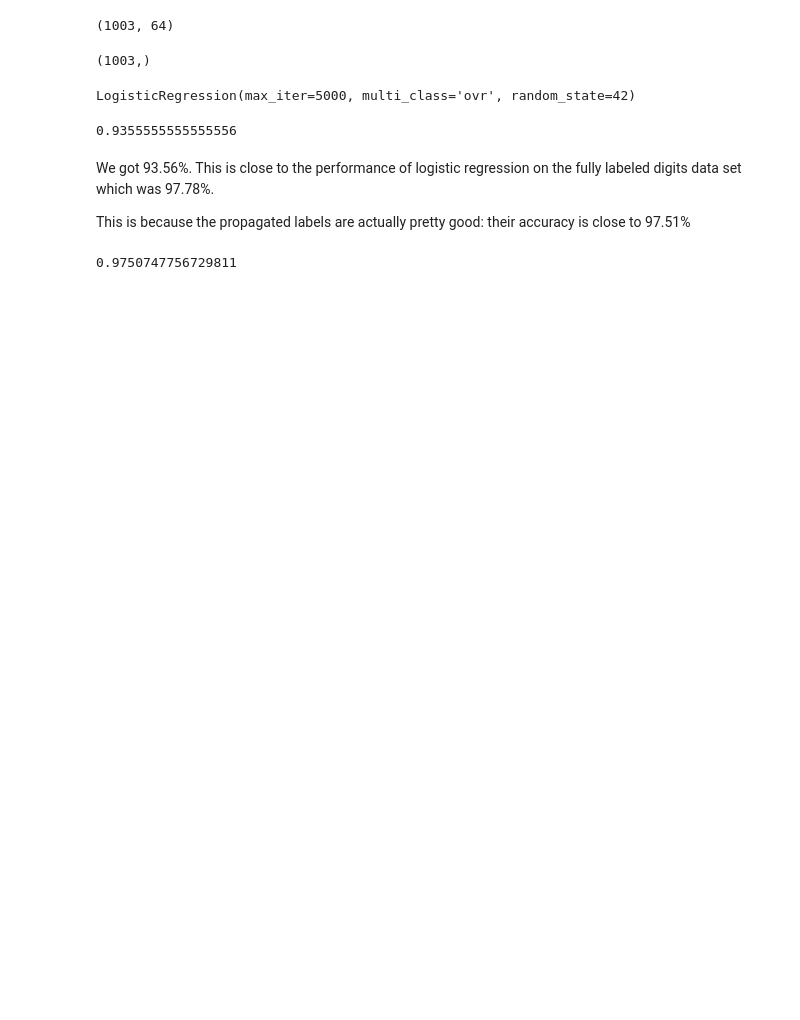
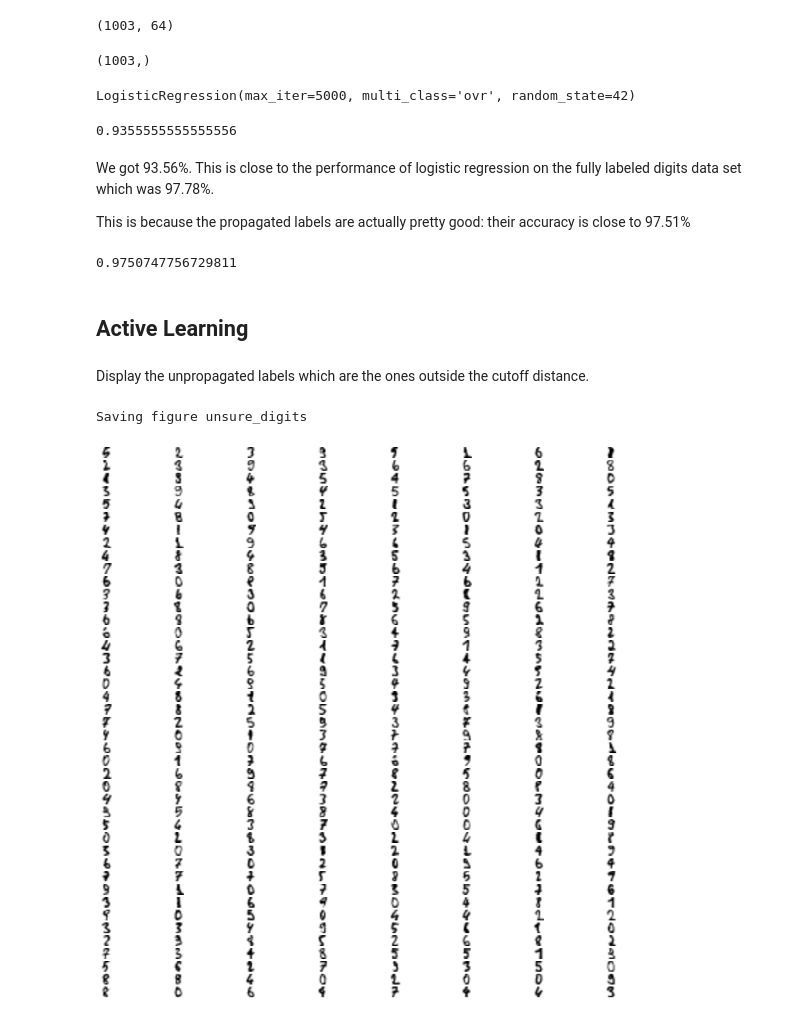
Before and after one commit to marts-dev/handsOnML, a Jupyter notebook: UnsupervisedLearningPractice.ipynb, the cells around one changed output. Cells and saved outputs as stored; diff of their text form; code cells hidden in the pictures; blank space fills up the shorter version.

Commit message:
Added active learning  section
Practicing active learning procedure

```diff
--- a/UnsupervisedLearningPractice.ipynb
+++ b/UnsupervisedLearningPractice.ipynb
@@ -964,9 +968,11 @@ kmeans.labels_.shape
 precentile_closest = 75
 
 X_cluster_dist = X_digits_dist[np.arange(len(X_train)), kmeans.labels_]
+X_cluster_edge_dist = X_digits_dist[np.arange(len(X_train)), kmeans.labels_]
 for i in range(k):
     in_cluster = (kmeans.labels_ == i)
     cluster_dist = X_cluster_dist[in_cluster]
     cutoff_distance = np.percentile(cluster_dist, precentile_closest)
     above_cutoff = (X_cluster_dist > cutoff_distance)
     X_cluster_dist[in_cluster & above_cutoff] = -1
+    X_cluster_edge_dist[in_cluster & ~above_cutoff] = -1 # To be used for active learning
@@ -974,3 +988,7 @@ for i in range(k):
 partially_propagated = (X_cluster_dist != -1)
 X_train_partially_propagated = X_train[partially_propagated]
 y_train_partially_propagated = y_train_propagated[partially_propagated]
+# %%
+not_propagated = (X_cluster_edge_dist != -1)
+X_train_partially_unpropagated = X_train[not_propagated]
+y_train_partially_unpropagated = y_train_propagated[not_propagated]
@@ -1000,3 +1026,23 @@ This is because the propagated labels are actually pretty good: their accuracy i
 np.mean(y_train_partially_propagated == y_train[partially_propagated])
 # %% [output]
 0.9750747756729811
+# %% [markdown]
+## Active Learning
+# %% [markdown]
+Display the unpropagated labels which are the ones outside the cutoff distance.
+# %%
+plt.figure(figsize=(15, 15))
+unsure_len = len(X_train_partially_unpropagated)
+#unsure_digit_label = y_train_partially_propagated[not_sure_idx]
+for index, X_representative_digit in enumerate(X_train_partially_unpropagated):
+    plt.subplot(unsure_len // 8, 8, index + 1)
+    plt.imshow(X_representative_digit.reshape(8, 8), cmap="binary", interpolation="bilinear")
+    #plt.title(y_train_partially_unpropagated[index])
+    plt.axis('off')
+    #plt.show()
+
+save_fig("unsure_digits", tight_layout=False)
+plt.show()
+# %% [output]
+Saving figure unsure_digits
+[figure, added]
```
Also changed, not shown: parts of 30 cells of this notebook.
